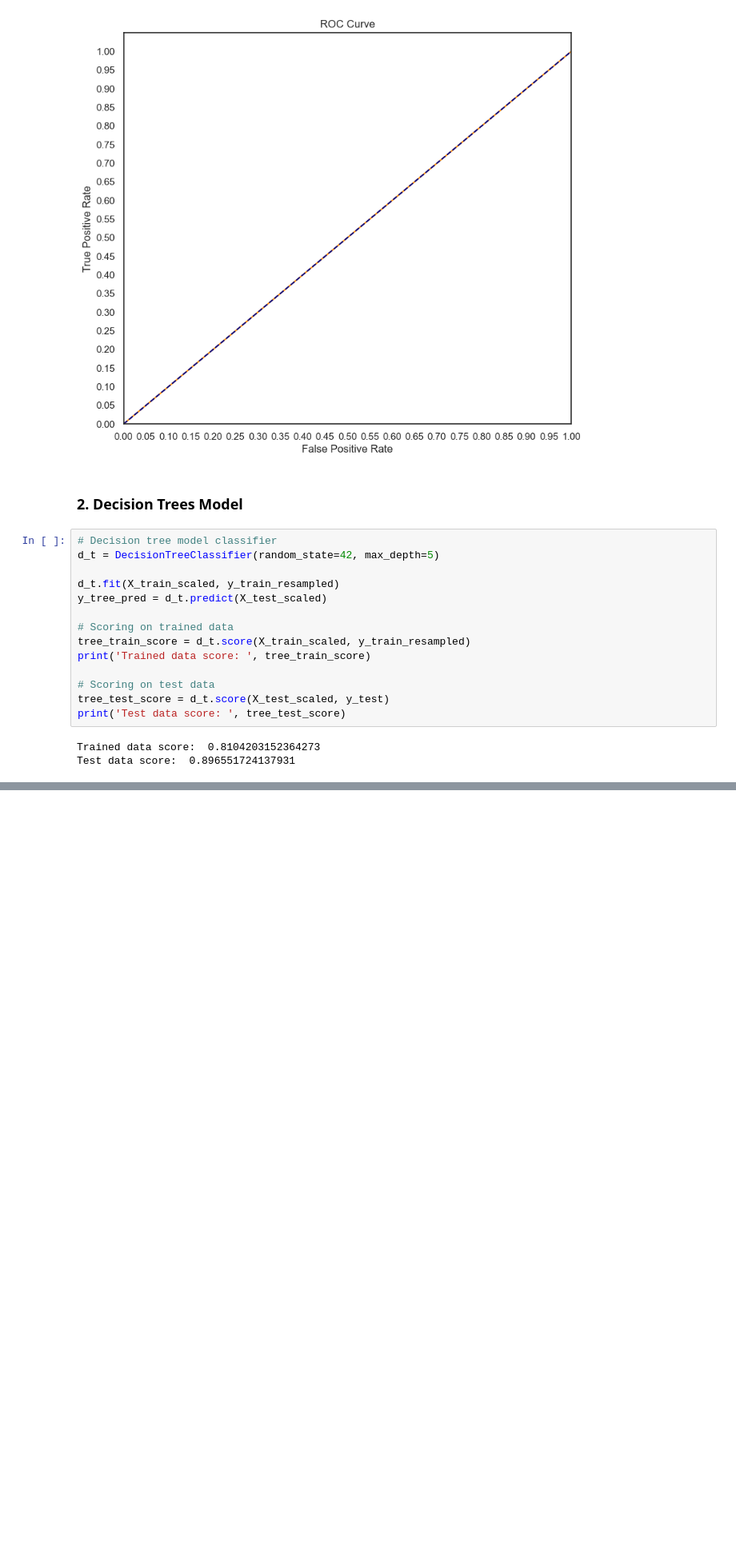
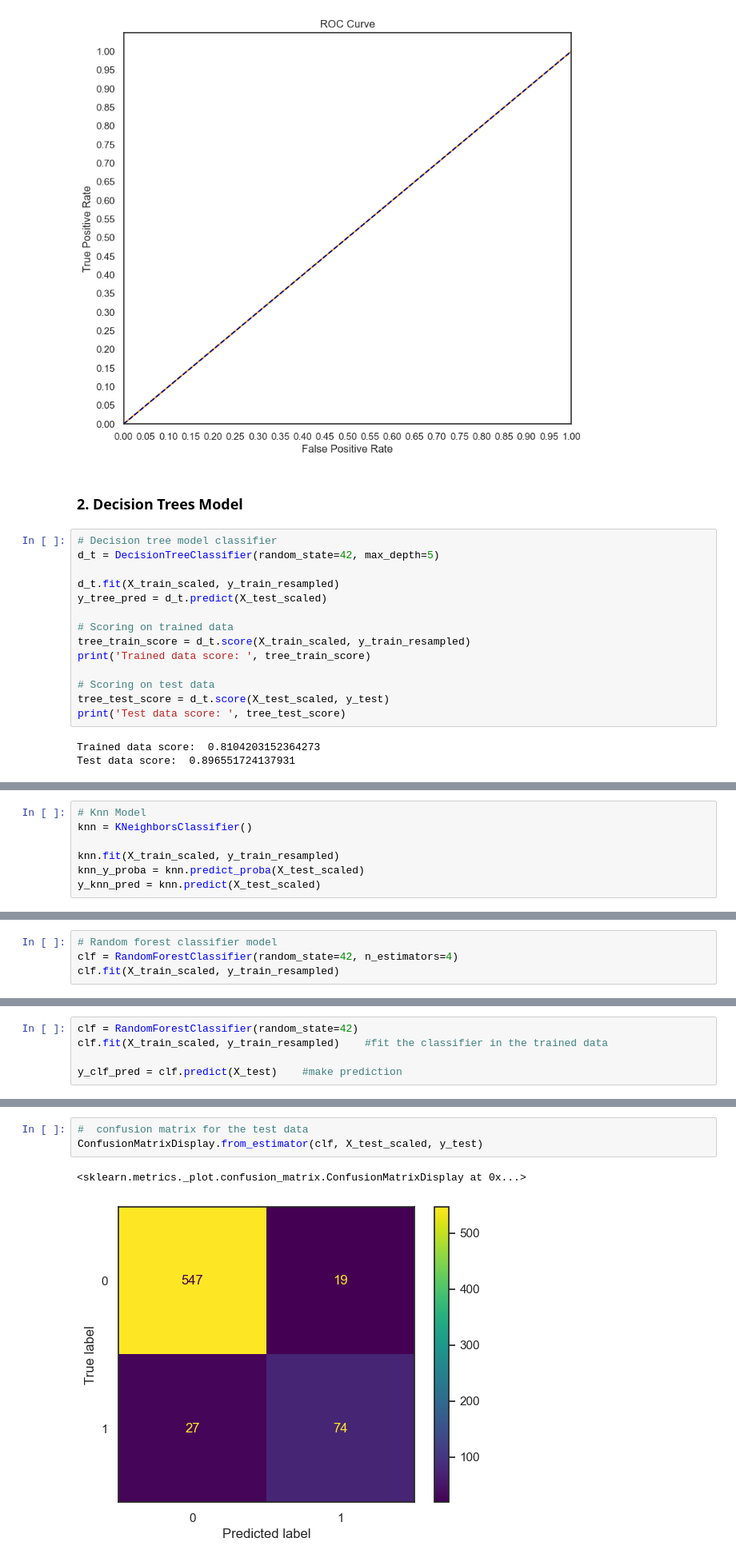
Before and after one commit to JEr1yAnalst/Phase-3-project-Machinelearning, a Jupyter notebook: index.ipynb, the cells around one changed output, grey strips where cells are left out. Shown: that part at 80% size. Saved outputs shown, nothing was run; the diff lists cells and outputs as text; blank space fills up the shorter version.

```diff
--- a/index.ipynb
+++ b/index.ipynb
@@ -553,0 +567,7 @@ Test data score:  0.896551724137931
+# %%
+# Knn Model
+knn = KNeighborsClassifier()
+
+knn.fit(X_train_scaled, y_train_resampled)
+knn_y_proba = knn.predict_proba(X_test_scaled)
+y_knn_pred = knn.predict(X_test_scaled)
@@ -553,0 +598,4 @@ Test data score:  0.896551724137931
+# %%
+# Random forest classifier model
+clf = RandomForestClassifier(random_state=42, n_estimators=4)
+clf.fit(X_train_scaled, y_train_resampled)
@@ -553,0 +604,5 @@ Test data score:  0.896551724137931
+# %%
+clf = RandomForestClassifier(random_state=42)
+clf.fit(X_train_scaled, y_train_resampled)    #fit the classifier in the trained data
+
+y_clf_pred = clf.predict(X_test)    #make prediction
@@ -553,0 +634,6 @@ Test data score:  0.896551724137931
+# %%
+#  confusion matrix for the test data
+ConfusionMatrixDisplay.from_estimator(clf, X_test_scaled, y_test)
+# %% [output]
+<sklearn.metrics._plot.confusion_matrix.ConfusionMatrixDisplay at 0x...>
+[figure, added]
```
Also changed, not shown: parts of 10 cells of this notebook.
